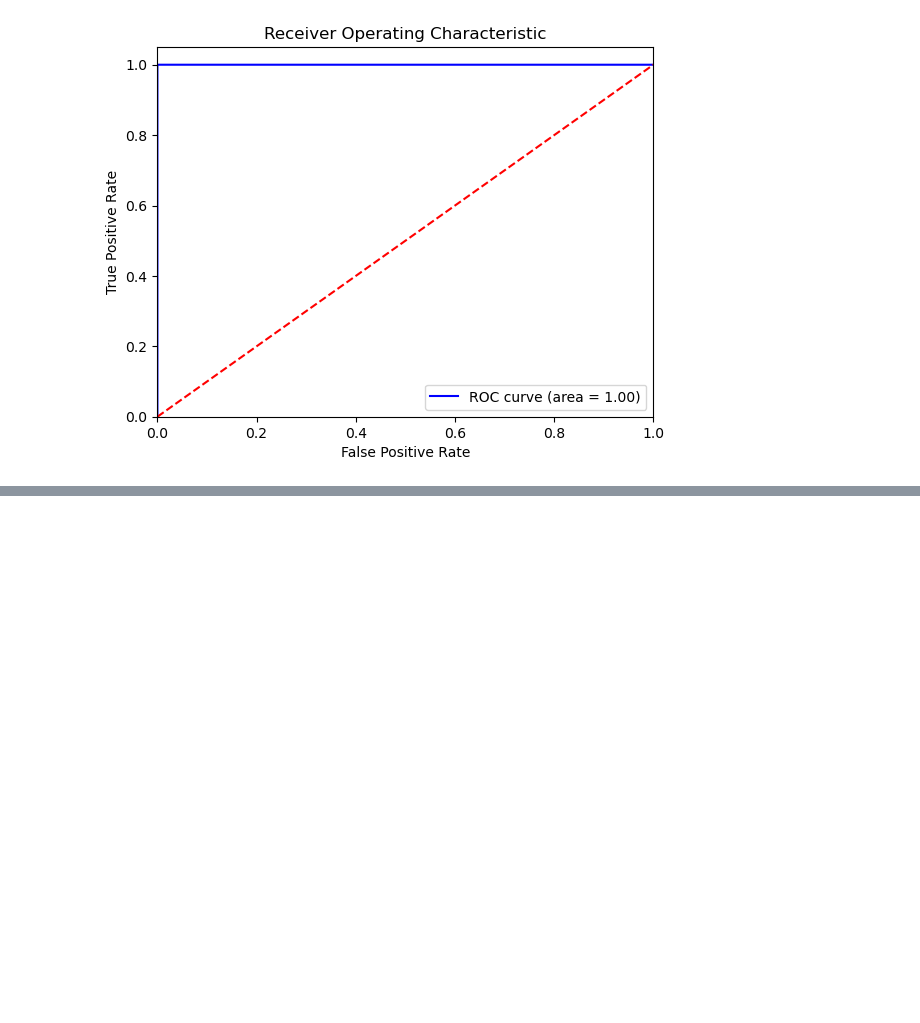
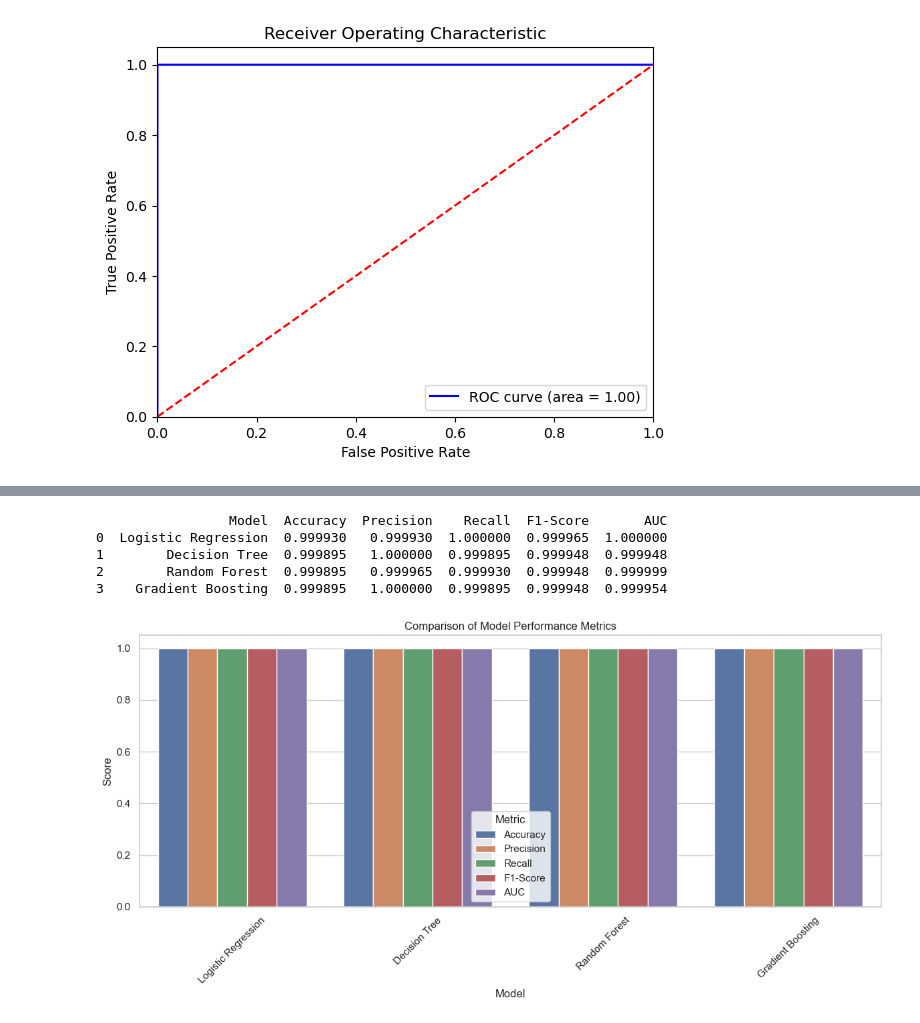
Before and after one commit to plony/week6_challenge, a Jupyter notebook: notebook/EDA.ipynb, the cells around one changed output, grey strips where cells are left out. Saved outputs shown, nothing was run; the diff lists cells and outputs as text; code cells hidden in the pictures; blank space fills up the shorter version.

```diff
--- a/notebook/EDA.ipynb
+++ b/notebook/EDA.ipynb
@@ -683,0 +857,68 @@ plt.show()
+# %%
+import pandas as pd
+from sklearn.metrics import accuracy_score, precision_score, recall_score, f1_score, roc_auc_score
+
+# Initialize an empty DataFrame to hold the performance metrics
+performance_metrics = pd.DataFrame(columns=['Model', 'Accuracy', 'Precision', 'Recall', 'F1-Score', 'AUC'])
+
+# Function to calculate metrics
+def calculate_metrics(y_true, y_pred, model_name):
+    accuracy = accuracy_score(y_true, y_pred)
+    precision = precision_score(y_true, y_pred)
+    recall = recall_score(y_true, y_pred)
+    f1 = f1_score(y_true, y_pred)
+    # For AUC, we need probabilities
+    if model_name == "Logistic Regression":
+        y_proba = lr.predict_proba(X_test_cleaned)[:, 1]
+    elif model_name == "Decision Tree":
+        y_proba = decision_tree.predict_proba(X_test_cleaned)[:, 1]
+    elif model_name == "Random Forest":
+        y_proba = random_forest.predict_proba(X_test_cleaned)[:, 1]
+    elif model_name == "Gradient Boosting":
+        y_proba = gbm.predict_proba(X_test_cleaned)[:, 1]
+    auc = roc_auc_score(y_test, y_proba)
+
+    return accuracy, precision, recall, f1, auc
+
+# Calculate metrics for each model
+models = [("Logistic Regression", lr.predict(X_test_cleaned)),
+          ("Decision Tree", decision_tree.predict(X_test_cleaned)),
+          ("Random Forest", random_forest.predict(X_test_cleaned)),
+          ("Gradient Boosting", gbm.predict(X_test_cleaned))]
+
+for model_name, y_pred in models:
+    metrics = calculate_metrics(y_test, y_pred, model_name)
+    performance_metrics.loc[len(performance_metrics)] = [model_name] + list(metrics)
+
+# Display performance metrics
+print(performance_metrics)
+# %% [output]
+                 Model  Accuracy  Precision    Recall  F1-Score       AUC
+0  Logistic Regression  0.999930   0.999930  1.000000  0.999965  1.000000
+1        Decision Tree  0.999895   1.000000  0.999895  0.999948  0.999948
+2        Random Forest  0.999895   0.999965  0.999930  0.999948  0.999999
+3    Gradient Boosting  0.999895   1.000000  0.999895  0.999948  0.999954
+# %%
+import matplotlib.pyplot as plt
+import seaborn as sns
+
+# Set the style for seaborn
+sns.set(style="whitegrid")
+
+# Melt the DataFrame for easier plotting
+performance_metrics_melted = performance_metrics.melt(id_vars='Model',
+                                                       value_vars=['Accuracy', 'Precision', 'Recall', 'F1-Score', 'AUC'],
+                                                       var_name='Metric',
+                                                       value_name='Score')
+
+# Create a bar plot
+plt.figure(figsize=(12, 6))
+sns.barplot(data=performance_metrics_melted, x='Model', y='Score', hue='Metric')
+plt.title('Comparison of Model Performance Metrics')
+plt.ylabel('Score')
+plt.xticks(rotation=45)
+plt.legend(title='Metric')
+plt.tight_layout()
+plt.show()
+# %% [output]
+[figure, added]
```
Also changed, not shown: parts of 25 cells of this notebook, 2 other files.
